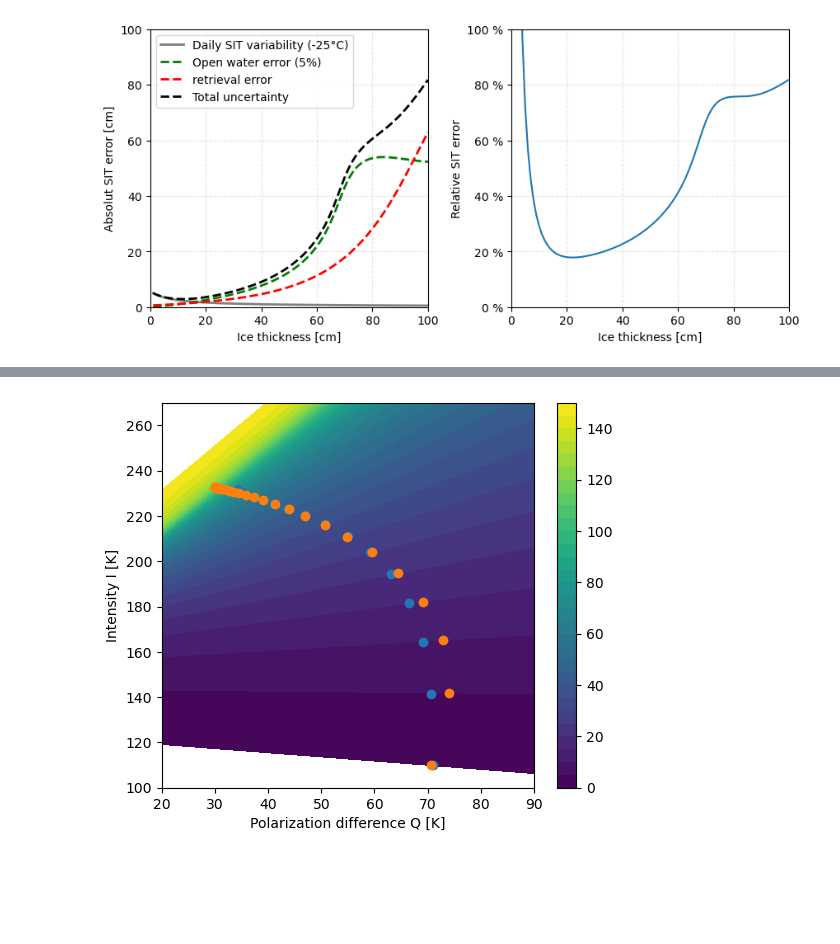
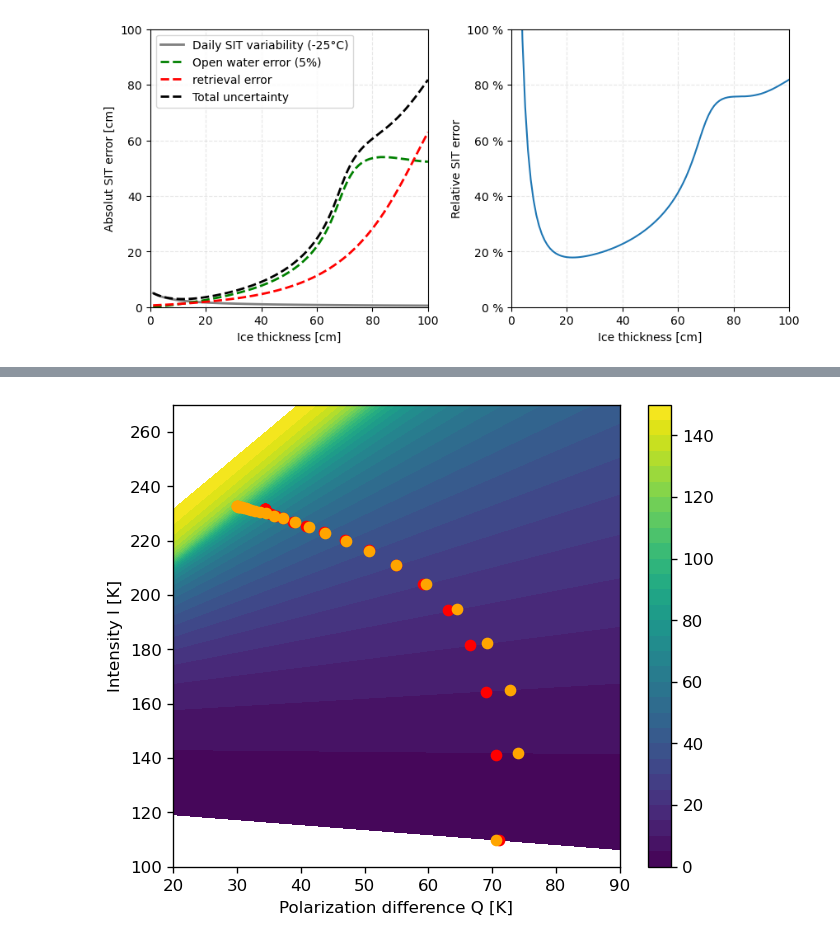
Before and after one commit to CIMR-Algos/SeaIceThickness_ATBD, a Jupyter notebook: book/CIMR_SIT_retrieval_ATBD.ipynb, the cells around one changed output, grey strips where cells are left out. Cells and saved outputs as stored; diff of their text form; code cells hidden in the pictures; blank space fills up the shorter version.

```diff
--- a/book/CIMR_SIT_retrieval_ATBD.ipynb
+++ b/book/CIMR_SIT_retrieval_ATBD.ipynb
@@ -357,23 +379,23 @@ out_orig=[retrieval_hun(ii,qq) for ii=Is,qq=Qs];
 # %%
 
-fig3=plt.figure(figsize=[6,5])
+fig3=plt.figure(figsize=[6,5],dpi=120)
 ax=fig3.add_subplot(111)
 sit=0:5:150
 
 im=ax.contourf(Qs,Is,out.-0.0,levels=sit)
 
 h,v=sit_h.(sit),sit_v.(sit)
 allq,alli=v.-h,h./2 .+v./2
 
-ax.plot(fQ.(sit),fI.(sit),lw=0,marker="o",label="I-Q LstSQ")
-ax.plot(allq,alli,lw=0,marker="o",label="H-V LstSQ")
+ax.plot(fQ.(sit),fI.(sit),lw=0,marker="o",color="red",label="I-Q LstSQ")
+ax.plot(allq,alli,lw=0,marker="o",color="orange",label="H-V LstSQ")
 
 ax.set_xlabel("Polarization difference Q [K]")
 ax.set_ylabel("Intensity I [K]")
 
 fig3.colorbar(im)
 
 #plt.show(format="png")
-display(fig3)
+display(MIME("image/png"),fig3)
 # %% [output]
-[figure, old version]
+[figure, new version]
```
Also changed, not shown: parts of 10 cells of this notebook, 15 other files.
